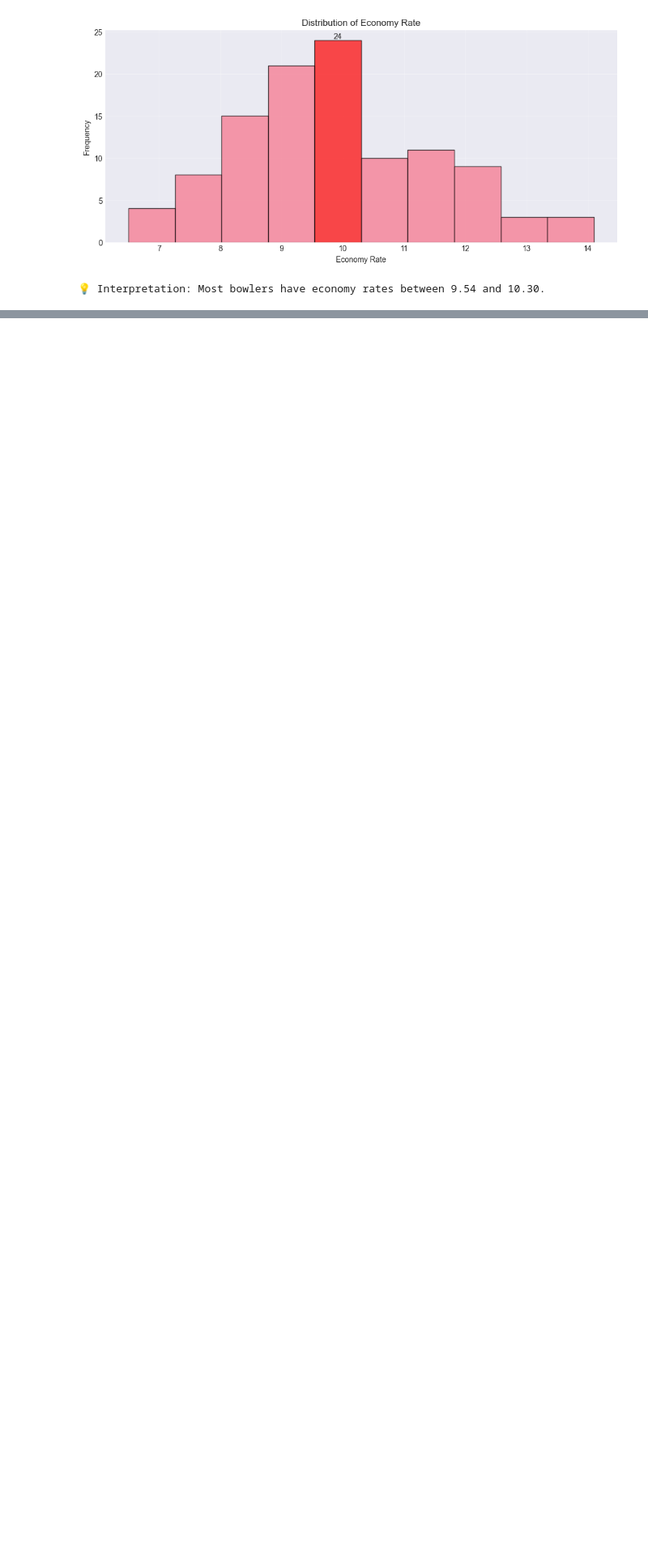
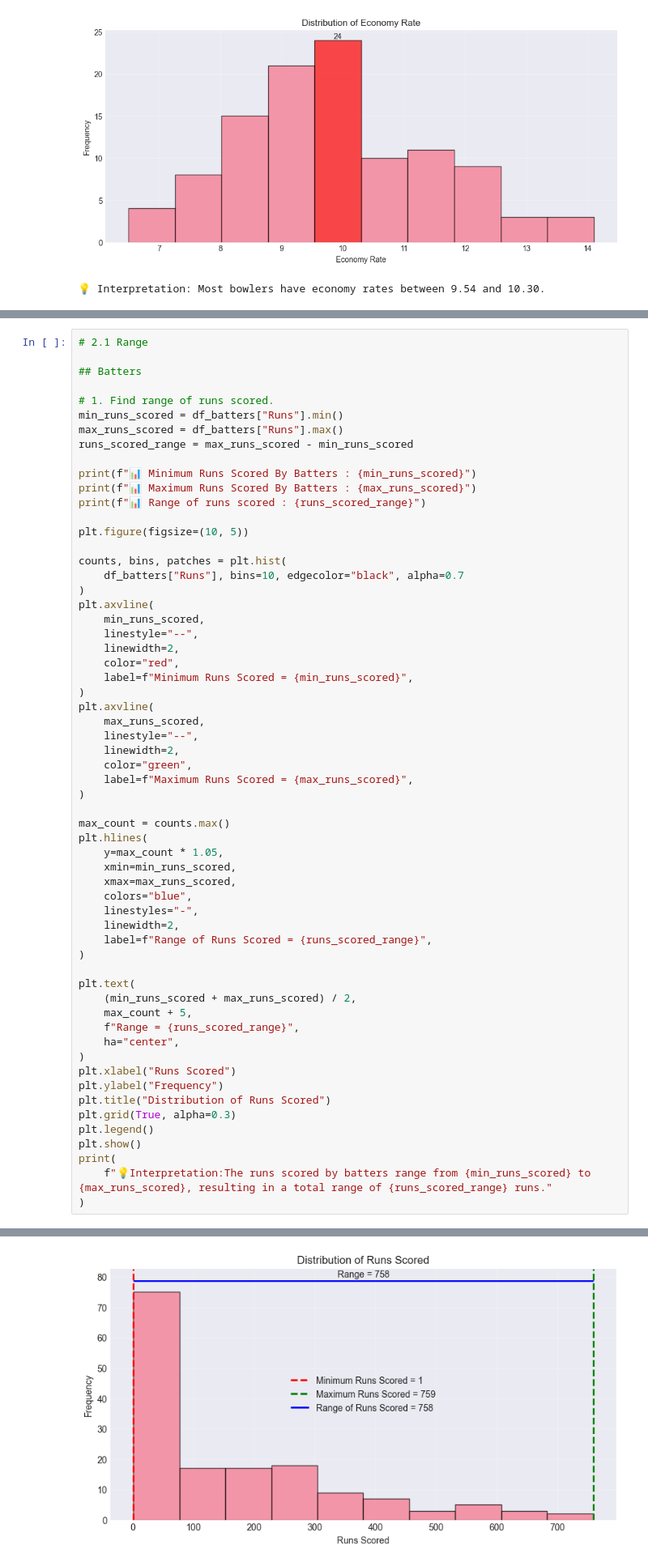
Before and after one commit to shahyash1136/data-analyst-porjects, a Jupyter notebook: IPL_2025_jupyterbook/index.ipynb, the cells around one changed output, grey strips where cells are left out. Shown at 81% size. Cells and saved outputs as stored; diff of their text form; blank space fills up the shorter version.

Commit message:
completed range calcuation

```diff
--- a/IPL_2025_jupyterbook/index.ipynb
+++ b/IPL_2025_jupyterbook/index.ipynb
@@ -1398,0 +1417,61 @@ print(f'💡Interpretation: Most bowlers have {four_wickets_mode} 4W hauls')
+# %%
+# 2.1 Range
+
+## Batters
+
+# 1. Find range of runs scored.
+min_runs_scored = df_batters["Runs"].min()
+max_runs_scored = df_batters["Runs"].max()
+runs_scored_range = max_runs_scored - min_runs_scored
+
+print(f"📊 Minimum Runs Scored By Batters : {min_runs_scored}")
+print(f"📊 Maximum Runs Scored By Batters : {max_runs_scored}")
+print(f"📊 Range of runs scored : {runs_scored_range}")
+
+plt.figure(figsize=(10, 5))
+
+counts, bins, patches = plt.hist(
+    df_batters["Runs"], bins=10, edgecolor="black", alpha=0.7
+)
+plt.axvline(
+    min_runs_scored,
+    linestyle="--",
+    linewidth=2,
+    color="red",
+    label=f"Minimum Runs Scored = {min_runs_scored}",
+)
+plt.axvline(
+    max_runs_scored,
+    linestyle="--",
+    linewidth=2,
+    color="green",
+    label=f"Maximum Runs Scored = {max_runs_scored}",
+)
+
+max_count = counts.max()
+plt.hlines(
+    y=max_count * 1.05,
+    xmin=min_runs_scored,
+    xmax=max_runs_scored,
+    colors="blue",
+    linestyles="-",
+    linewidth=2,
+    label=f"Range of Runs Scored = {runs_scored_range}",
+)
+
+plt.text(
+    (min_runs_scored + max_runs_scored) / 2,
+    max_count + 5,
+    f"Range = {runs_scored_range}",
+    ha="center",
+)
+plt.xlabel("Runs Scored")
+plt.ylabel("Frequency")
+plt.title("Distribution of Runs Scored")
+plt.grid(True, alpha=0.3)
+plt.legend()
+plt.show()
+print(
+    f"💡Interpretation:The runs scored by batters range from {min_runs_scored} to {max_runs_scored}, resulting in a total range of {runs_scored_range} runs."
+)
+# %% [output]
@@ -1398,0 +1481 @@ print(f'💡Interpretation: Most bowlers have {four_wickets_mode} 4W hauls')
+[figure, added]
```
Also changed, not shown: parts of 28 cells of this notebook.
